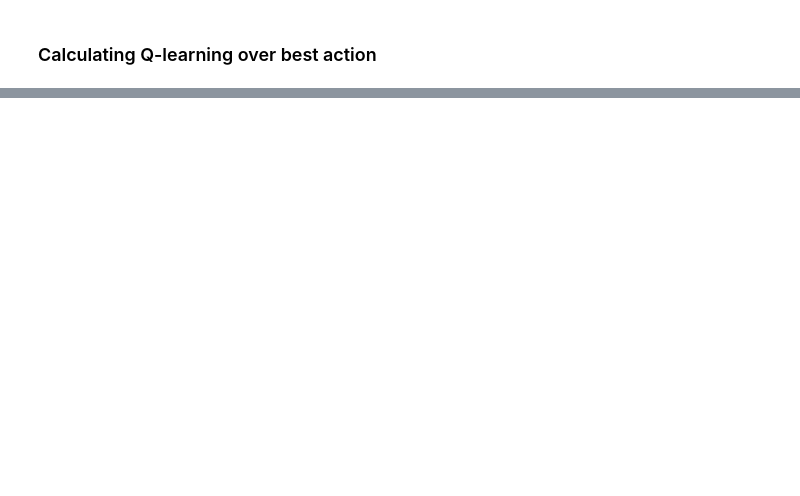
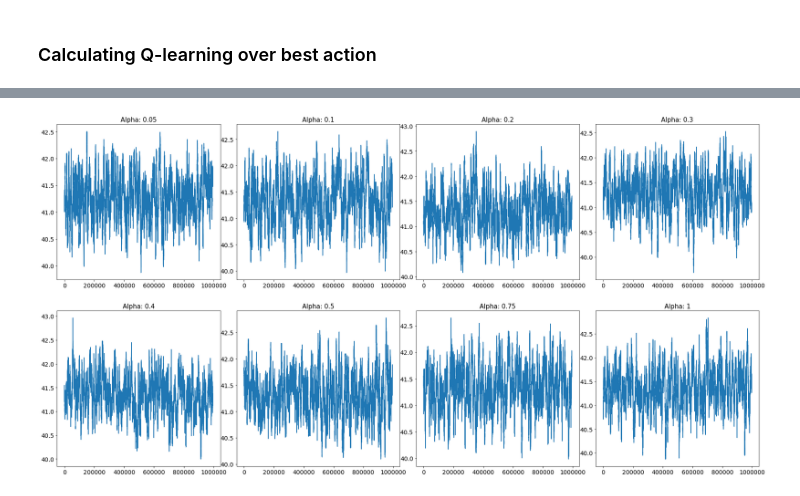
Before and after one commit to 12kleingordon34/RL-Exploration, a Jupyter notebook: vaccine_delivery/playground.ipynb, the cells around one changed output, grey strips where cells are left out. Saved outputs shown, nothing was run; the diff lists cells and outputs as text; code cells hidden in the pictures; blank space fills up the shorter version.

```diff
--- a/vaccine_delivery/playground.ipynb
+++ b/vaccine_delivery/playground.ipynb
@@ -240,0 +363,18 @@ Optimal Hyperparameter: 0.3
+# %%
+def moving_average(x, w):
+    return np.convolve(x, np.ones(w), 'valid') / w
+
+_, axes = plt.subplots(2, 4, figsize=(30, 15))
+plt.subplots_adjust(wspace=0.1, hspace=0.2)
+
+alpha_idx = 0
+sarsa_sma_rewards = [moving_average(rewards, 5000) for rewards in sarsa_alpha_rewards]
+for i in range(2):
+    for j in range(4):
+        axes[i, j].plot(
+            moving_average(sarsa_alpha_rewards[alpha_idx], 5000),
+        )
+        axes[i, j].set_title(f"Alpha: {alpha_range[alpha_idx]}", fontsize=15)
+        alpha_idx += 1
+# %% [output]
+[figure, added]
```
Also changed, not shown: parts of 32 cells of this notebook.
